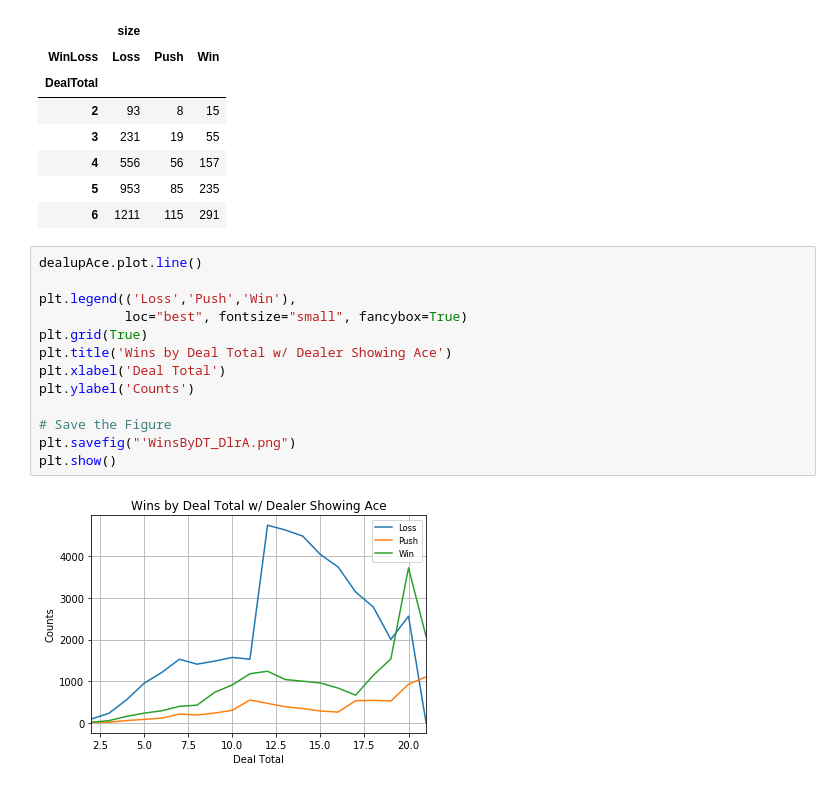
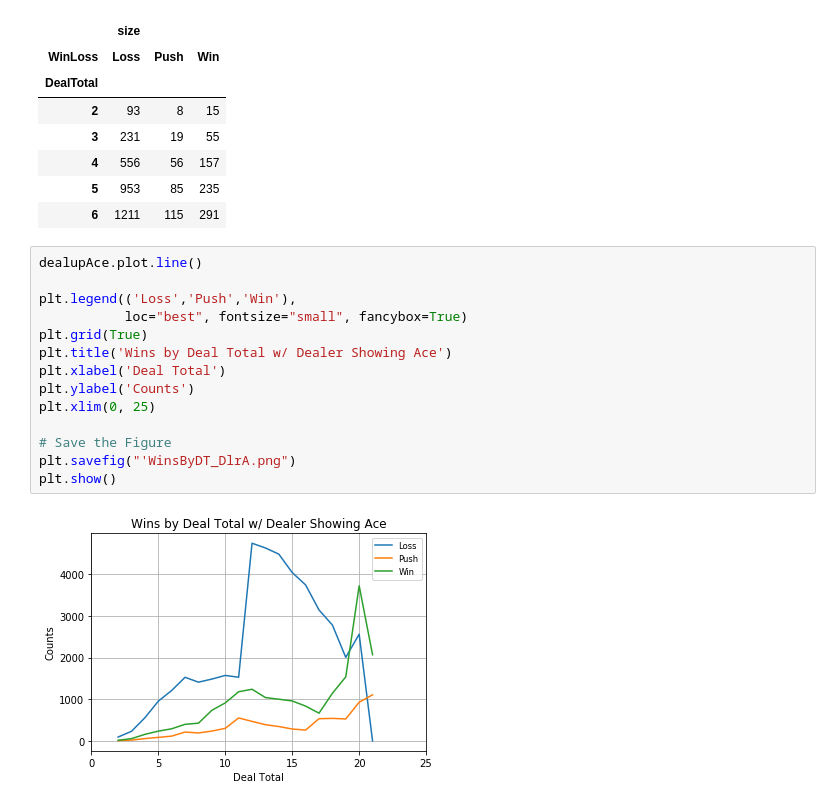
Before and after one commit to anirahul/Team_Carolina, a Jupyter notebook: blackjack(Delano).ipynb, the cells around one changed output. Drawn from its saved outputs; the diff is of its cells as text.

```diff
--- a/blackjack(Delano).ipynb
+++ b/blackjack(Delano).ipynb
@@ -158,15 +161,16 @@ dealupAce.head()
 # %%
 dealupAce.plot.line()
 
 plt.legend(('Loss','Push','Win'),
            loc="best", fontsize="small", fancybox=True)
 plt.grid(True)
 plt.title('Wins by Deal Total w/ Dealer Showing Ace')
 plt.xlabel('Deal Total')
 plt.ylabel('Counts')
+plt.xlim(0, 25)
 
 # Save the Figure
 plt.savefig("'WinsByDT_DlrA.png")
 plt.show()
 # %% [output]
-[figure, old version]
+[figure, new version]
```
Also changed, not shown: parts of 3 cells of this notebook.
